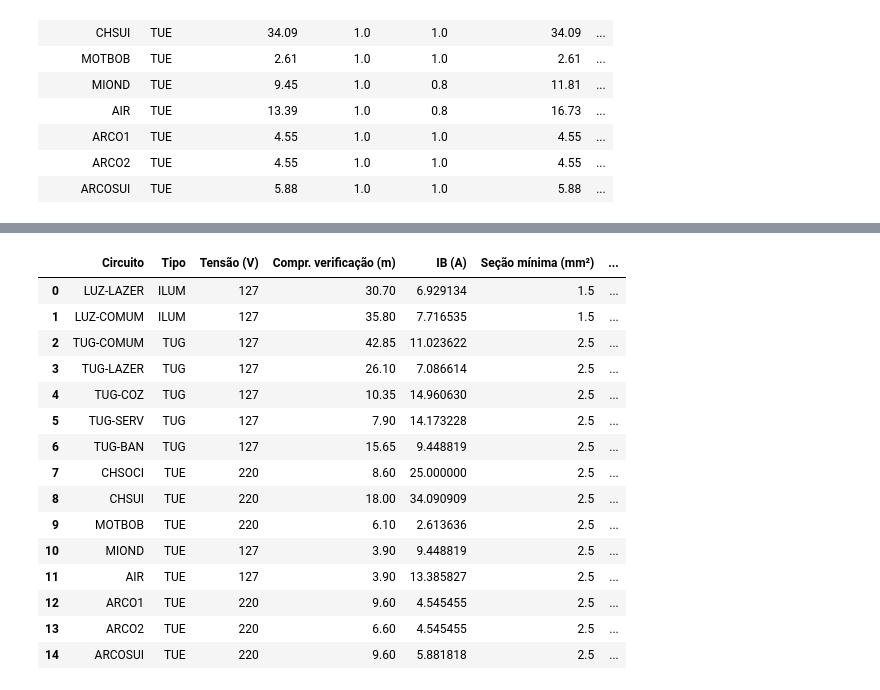
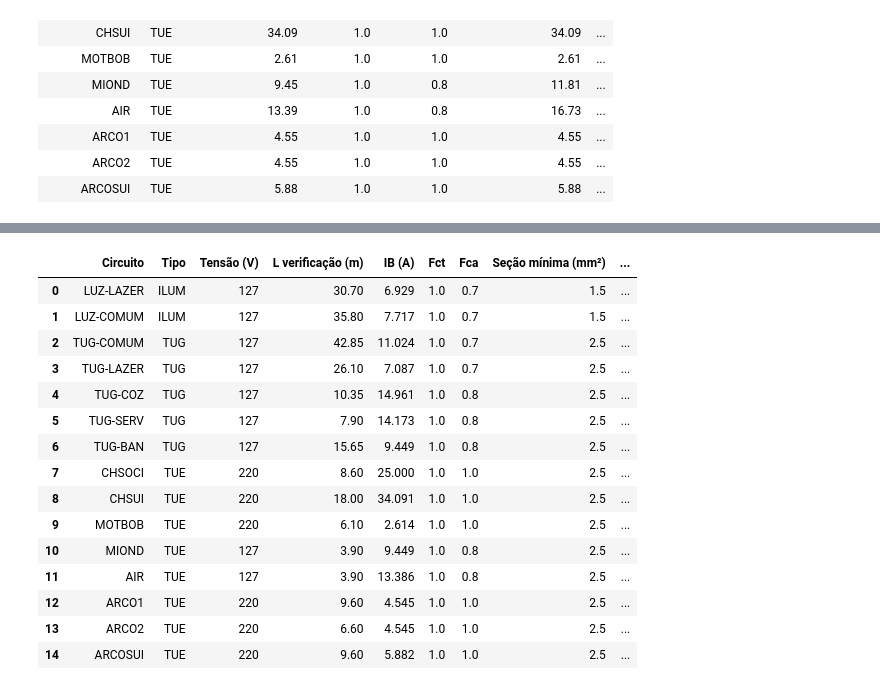
Before and after one commit to emotta3/Instalacoes, a Jupyter notebook: Trabalho/trabalho_inst_final.ipynb, the cells around one changed output, grey strips where cells are left out. Cells and saved outputs as stored; diff of their text form; code cells hidden in the pictures.

```diff
--- a/Trabalho/Trabalho_Inst.ipynb
+++ b/Trabalho/trabalho_inst_final.ipynb
@@ -915,8 +889,8 @@ carga_coz_t1 = Carga("TUG 1", 600, x=5.0, y=5.5 , z=media, categoria="a")
 carga_coz_t2 = Carga("TUG 2", 600, x=6.0, y=5.5 , z=media, categoria="a")
 carga_coz_t3 = Carga("TUG 3", 600, x=7.0, y=2.75, z=media, categoria="a")
 carga_coz_t4 = Carga("TUG 4", 100, x=4.0, y=2.75, z=baixa, categoria="a")
-carga_forno = Carga("Micro-Ondas (TUE)", P_micro, x=4.0, y=3.5, z=0, categoria="e")
-carga_air = Carga("Air-Fryer (TUE)", P_airfryer, x=4.0, y=3.5, z=0, categoria="e")
+carga_forno = Carga("Micro-Ondas (TUE)", P_micro, x=4.0, y=3.5, z=0, categoria="a")
+carga_air = Carga("Air-Fryer (TUE)", P_airfryer, x=4.0, y=3.5, z=0, categoria="a")
 
 # Criando cargas Garagem (220 VA total)
 carga_gara_l1 = Carga("Luz Teto 1", 110, x=8.5, y=1.5, z=2.7, categoria="a")
@@ -1832,11 +1759,8 @@ Nos circuitos terminais, a instalação é considerada de dois condutores carreg
 # %%
-# Dimensionamento final: seção mínima + ampacidade + queda de tensão
+# Dimensionamento final: seção mínima + ampacidade + queda de tensão global
 rho_cu = 0.01786
 Fct_final = 1.00
-Fca_final = 0.80
-delta_v_term_adm = 4.0
 
-# Comprimentos já obtidos na geometria do notebook; CHSUI recebe L_crit do enunciado.
 comprimentos_etapa4 = {
     "LUZ-LAZER": 30.70, "LUZ-COMUM": 35.80, "TUG-COMUM": 42.85,
     "TUG-LAZER": 26.10, "TUG-COZ": 10.35, "TUG-SERV": 7.90,
@@ -1851,17 +1775,28 @@ ampacidade_B1_2cc = {
 }
 secoes_comerciais = [1.5, 2.5, 4.0, 6.0, 10.0, 16.0, 25.0]
 
+# O Fca calculado anteriormente é reaproveitado circuito a circuito
+fca_por_circuito = {
+    row["Circuito"]: float(row["Fca (Agrup)"])
+    for _, row in df_dimensionamento_circuitos.reset_index(drop=True).iterrows()
+}
+
+# Primeiro é calculada a parcela de queda do alimentador T2 (16 mm²)
+I_B_alim_pre = demanda_provavel_kva * 1000 / (math.sqrt(3) * V_pp)
+dv_alim_pre = 100 * math.sqrt(3) * rho_cu * L_alim * I_B_alim_pre / (16.0 * V_pp)
+delta_v_term_adm = 4.0 - dv_alim_pre
+
 def queda_v_terminal_pct(Ib, Lm, Smm2, V):
     return 200 * rho_cu * Lm * Ib / (Smm2 * V)
 
 def dimensionar_terminal_corrigido(circuito):
     Ib = circuito.calcular_corrente_total()
-    V = circuito.tensao
     Smin = circuito.obter_secao_minima_normativa()
+    Fca = fca_por_circuito[circuito.nome]
 
     S_amp = None
     for S, Iz0 in ampacidade_B1_2cc.items():
-        if S >= Smin and Ib <= Iz0 * Fct_final * Fca_final:
+        if S >= Smin and Ib <= Iz0 * Fct_final * Fca:
             S_amp = S
             break
 
@@ -1870,31 +1805,30 @@ def dimensionar_terminal_corrigido(circuito):
     for S in secoes_comerciais:
         if S < S_amp:
             continue
-        if queda_v_terminal_pct(Ib, Lm, S, V) <= delta_v_term_adm:
+        if queda_v_terminal_pct(Ib, Lm, S, circuito.tensao) <= delta_v_term_adm:
             S_final = S
             break
 
-    dv_final = queda_v_terminal_pct(Ib, Lm, S_final, V)
-    Iz_final = ampacidade_B1_2cc[S_final] * Fct_final * Fca_final
+    if S_final is None:
+        raise ValueError(f"Não foi encontrada seção comercial para {circuito.nome}.")
+
+    dv_final = queda_v_terminal_pct(Ib, Lm, S_final, circuito.tensao)
+    Iz_final = ampacidade_B1_2cc[S_final] * Fct_final * Fca
 
     return {
-        "Circuito": circuito.nome,
-        "Tipo": circuito.tipo,
-        "Tensão (V)": V,
-        "Compr. verificação (m)": Lm,
-        "IB (A)": Ib,
-        "Seção mínima (mm²)": Smin,
-        "Seção por ampacidade (mm²)": S_amp,
-        "Iz' final (A)": Iz_final,
-        "Seção final (mm²)": S_final,
-        "ΔV (%)": dv_final,
-        "Critério ΔV": dv_final <= delta_v_term_adm,
+        "Circuito": circuito.nome, "Tipo": circuito.tipo, "Tensão (V)": circuito.tensao,
+        "L verificação (m)": Lm, "IB (A)": Ib, "Fct": Fct_final, "Fca": Fca,
+        "Seção mínima (mm²)": Smin, "Seção ampacidade (mm²)": S_amp,
+        "Iz' (A)": Iz_final, "Seção final (mm²)": S_final,
+        "ΔV terminal (%)": dv_final, "ΔV global (%)": dv_alim_pre + dv_final,
+        "Atende ΔV global": (dv_alim_pre + dv_final) <= 4.0
     }
 
-dados_etapa4_corrigido = [dimensionar_terminal_corrigido(c) for c in circuitos_projeto]
-df_etapa4_corrigido = pd.DataFrame(dados_etapa4_corrigido)
-print("--- ETAPA 4 — DIMENSIONAMENTO TERMINAL CORRIGIDO ---")
-display(df_etapa4_corrigido)
-print("\nCircuitos que precisaram aumento de seção por queda de tensão:")
-display(df_etapa4_corrigido[df_etapa4_corrigido["Seção final (mm²)"] > df_etapa4_corrigido["Seção por ampacidade (mm²)"]])
+df_etapa4_corrigido = pd.DataFrame(
+    [dimensionar_terminal_corrigido(c) for c in circuitos_projeto]
+)
+
+print(f"Queda no alimentador = {dv_alim_pre:.3f}%")
+print(f"Saldo máximo para o circuito terminal = {delta_v_term_adm:.3f}%")
+display(df_etapa4_corrigido.round(3))
 # %% [output]
@@ -1902,16 +1837,16 @@ display(df_etapa4_corrigido[df_etapa4_corrigido["Seção final (mm²)"] > df_eta
-|  | Circuito | Tipo | Tensão (V) | Compr. verificação (m) | IB (A) | Seção mínima (mm²) | ... |
-| 0 | LUZ-LAZER | ILUM | 127 | 30.70 | 6.929134 | 1.5 | ... |
-| 1 | LUZ-COMUM | ILUM | 127 | 35.80 | 7.716535 | 1.5 | ... |
-| 2 | TUG-COMUM | TUG | 127 | 42.85 | 11.023622 | 2.5 | ... |
-| 3 | TUG-LAZER | TUG | 127 | 26.10 | 7.086614 | 2.5 | ... |
-| 4 | TUG-COZ | TUG | 127 | 10.35 | 14.960630 | 2.5 | ... |
-| 5 | TUG-SERV | TUG | 127 | 7.90 | 14.173228 | 2.5 | ... |
-| 6 | TUG-BAN | TUG | 127 | 15.65 | 9.448819 | 2.5 | ... |
-| 7 | CHSOCI | TUE | 220 | 8.60 | 25.000000 | 2.5 | ... |
-| 8 | CHSUI | TUE | 220 | 18.00 | 34.090909 | 2.5 | ... |
-| 9 | MOTBOB | TUE | 220 | 6.10 | 2.613636 | 2.5 | ... |
-| 10 | MIOND | TUE | 127 | 3.90 | 9.448819 | 2.5 | ... |
-| 11 | AIR | TUE | 127 | 3.90 | 13.385827 | 2.5 | ... |
-| 12 | ARCO1 | TUE | 220 | 9.60 | 4.545455 | 2.5 | ... |
-| 13 | ARCO2 | TUE | 220 | 6.60 | 4.545455 | 2.5 | ... |
-| 14 | ARCOSUI | TUE | 220 | 9.60 | 5.881818 | 2.5 | ... |
+|  | Circuito | Tipo | Tensão (V) | L verificação (m) | IB (A) | Fct | Fca | Seção mínima (mm²) | ... |
+| 0 | LUZ-LAZER | ILUM | 127 | 30.70 | 6.929 | 1.0 | 0.7 | 1.5 | ... |
+| 1 | LUZ-COMUM | ILUM | 127 | 35.80 | 7.717 | 1.0 | 0.7 | 1.5 | ... |
+| 2 | TUG-COMUM | TUG | 127 | 42.85 | 11.024 | 1.0 | 0.7 | 2.5 | ... |
+| 3 | TUG-LAZER | TUG | 127 | 26.10 | 7.087 | 1.0 | 0.7 | 2.5 | ... |
+| 4 | TUG-COZ | TUG | 127 | 10.35 | 14.961 | 1.0 | 0.8 | 2.5 | ... |
+| 5 | TUG-SERV | TUG | 127 | 7.90 | 14.173 | 1.0 | 0.8 | 2.5 | ... |
+| 6 | TUG-BAN | TUG | 127 | 15.65 | 9.449 | 1.0 | 0.8 | 2.5 | ... |
+| 7 | CHSOCI | TUE | 220 | 8.60 | 25.000 | 1.0 | 1.0 | 2.5 | ... |
+| 8 | CHSUI | TUE | 220 | 18.00 | 34.091 | 1.0 | 1.0 | 2.5 | ... |
+| 9 | MOTBOB | TUE | 220 | 6.10 | 2.614 | 1.0 | 1.0 | 2.5 | ... |
+| 10 | MIOND | TUE | 127 | 3.90 | 9.449 | 1.0 | 0.8 | 2.5 | ... |
+| 11 | AIR | TUE | 127 | 3.90 | 13.386 | 1.0 | 0.8 | 2.5 | ... |
+| 12 | ARCO1 | TUE | 220 | 9.60 | 4.545 | 1.0 | 1.0 | 2.5 | ... |
+| 13 | ARCO2 | TUE | 220 | 6.60 | 4.545 | 1.0 | 1.0 | 2.5 | ... |
+| 14 | ARCOSUI | TUE | 220 | 9.60 | 5.882 | 1.0 | 1.0 | 2.5 | ... |
```
Also changed, not shown: parts of 47 cells of this notebook, 2 other files.
